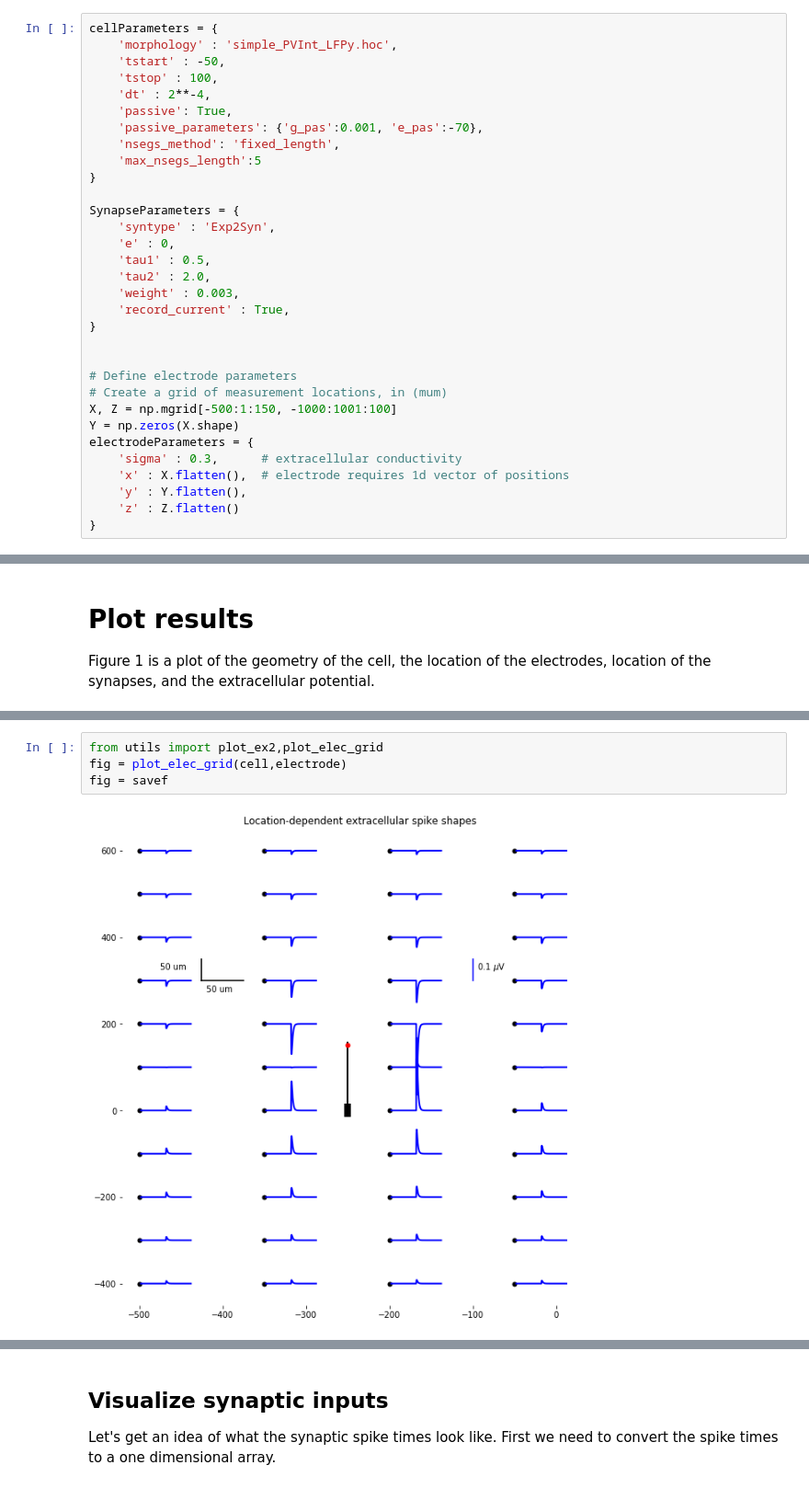
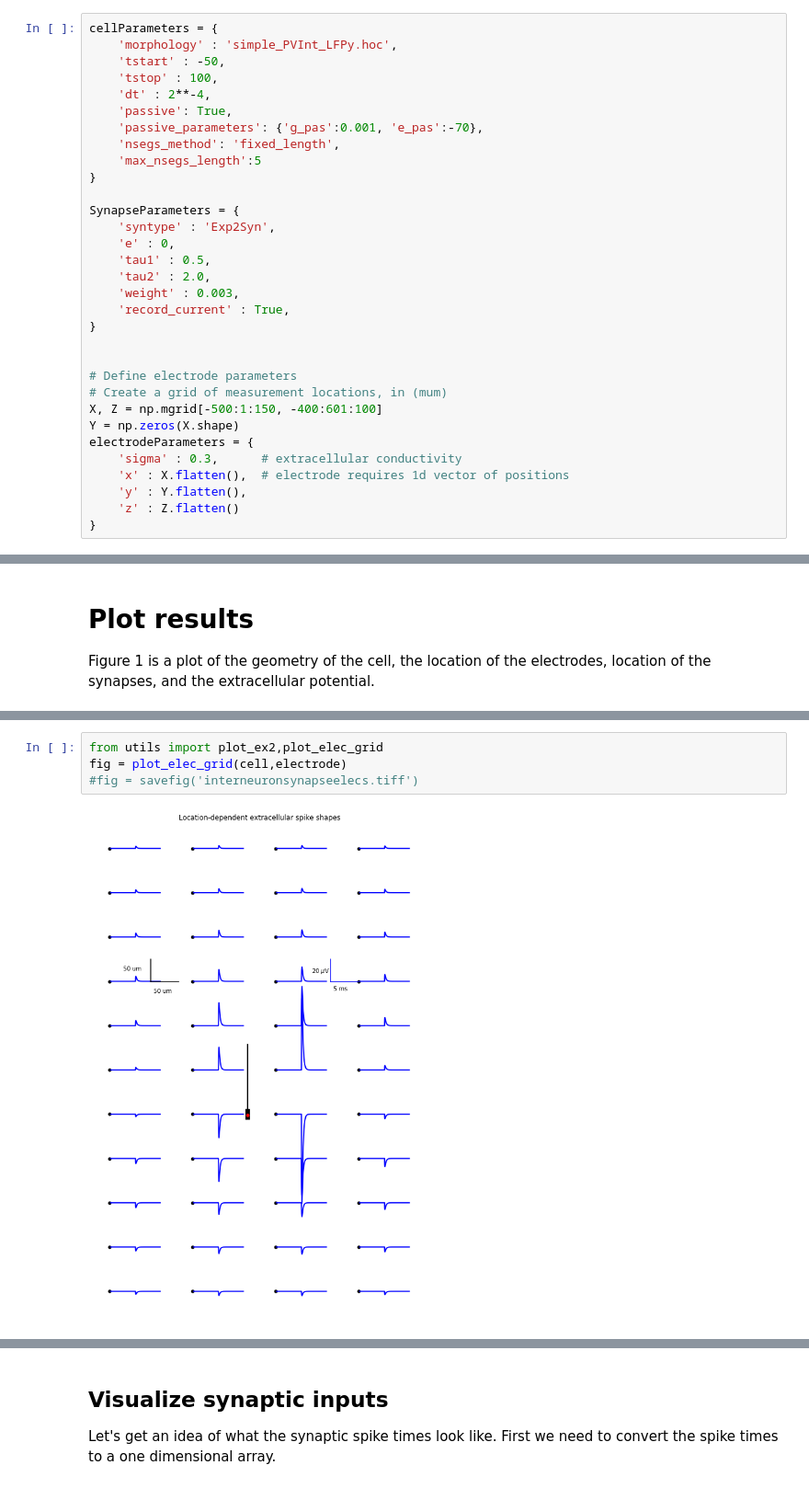
Before and after one commit to latimerb/GeneralTutorials, a Jupyter notebook: LFP/LFPTutorial5-BLA PV Interneuron-stylized.ipynb, the cells around one changed output, grey strips where cells are left out. Shown at 92% size. Saved outputs shown, nothing was run; the diff lists cells and outputs as text.

```diff
--- a/LFP/LFPTutorial5-BLA PV Interneuron-stylized.ipynb
+++ b/LFP/LFPTutorial5-BLA PV Interneuron-stylized.ipynb
@@ -35,7 +35,7 @@ SynapseParameters = {
 
 # Define electrode parameters
 # Create a grid of measurement locations, in (mum)
-X, Z = np.mgrid[-500:1:150, -1000:1001:100]
+X, Z = np.mgrid[-500:1:150, -400:601:100]
 Y = np.zeros(X.shape)
 electrodeParameters = {
     'sigma' : 0.3,      # extracellular conductivity
@@ -194,6 +194,6 @@ fig2.savefig('synapsetime.svg')
 # %%
 from utils import plot_ex2,plot_elec_grid
 fig = plot_elec_grid(cell,electrode)
-fig = savef
+#fig = savefig('interneuronsynapseelecs.tiff')
 # %% [output]
-[figure, old version]
+[figure, new version]
```
Also changed, not shown: parts of 5 cells of this notebook, 9 other files.
